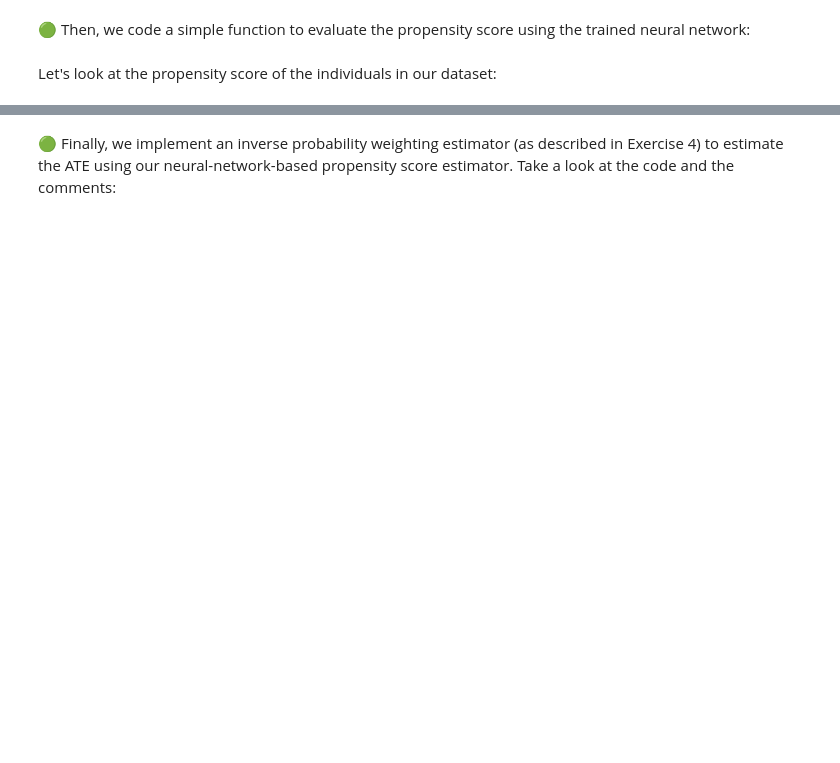
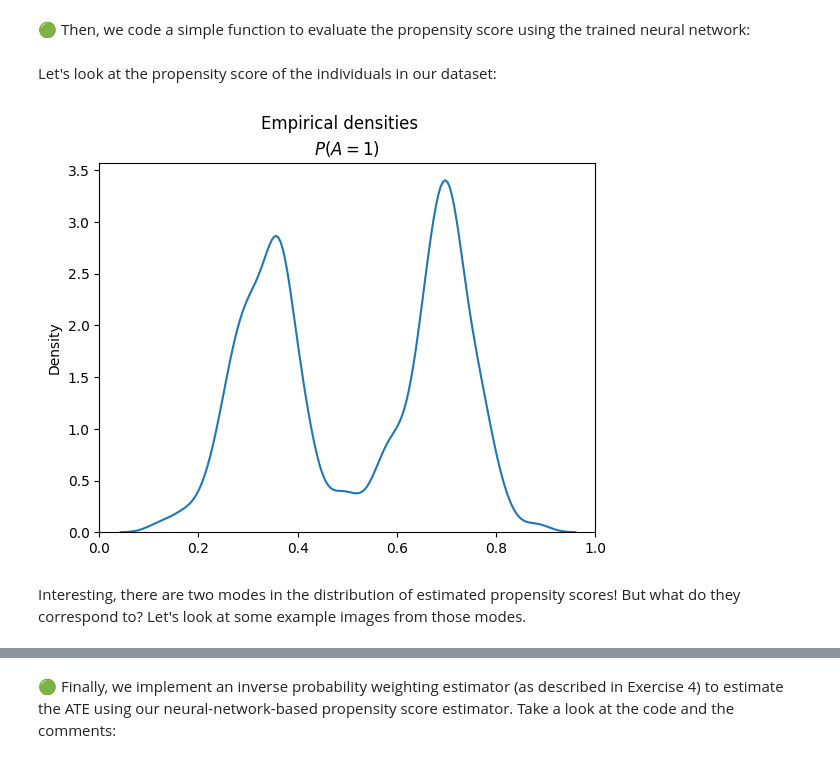
Before and after one commit to ContinualCausality/Causality-Tutorial, a Jupyter notebook: ContinualCausality-Bridge-2024-Causality-Tutorial.ipynb, the cells around one changed output, grey strips where cells are left out. Cells and saved outputs as stored; diff of their text form; code cells hidden in the pictures; blank space fills up the shorter version.

```diff
--- a/ContinualCausality-Bridge-2024-Causality-Tutorial.ipynb
+++ b/ContinualCausality-Bridge-2024-Causality-Tutorial.ipynb
@@ -1055,3 +1128,16 @@ def propensity_score(net, z, a):
     return torch.softmax(net(torch.tensor(np.expand_dims(z, axis=0)).float().to(device)), dim=-1)[0, a].item()
 # %% [markdown]
 Let's look at the propensity score of the individuals in our dataset:
+# %%
+f, (ax1) = plt.subplots(ncols=1, sharex=True, sharey=True)
+sns.kdeplot(data.Z.apply(lambda z: propensity_score(net, z, 1)).values, ax=ax1)
+ax1.set_xlim(0, 1)
+plt.suptitle("Empirical densities")
+ax1.set_title("$P(A = 1)$")
+plt.show()
+# %% [output]
+[figure, added]
+# %% [markdown]
+Interesting, there are two modes in the distribution of estimated propensity scores!
+But what do they correspond to?
+Let's look at some example images from those modes.
```
Also changed, not shown: parts of 38 cells of this notebook.
